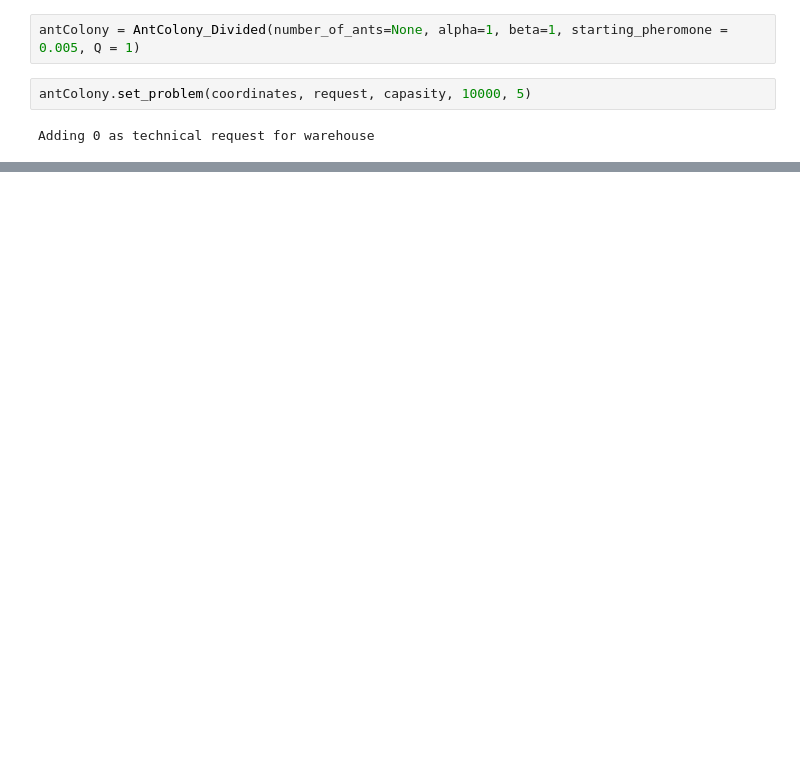
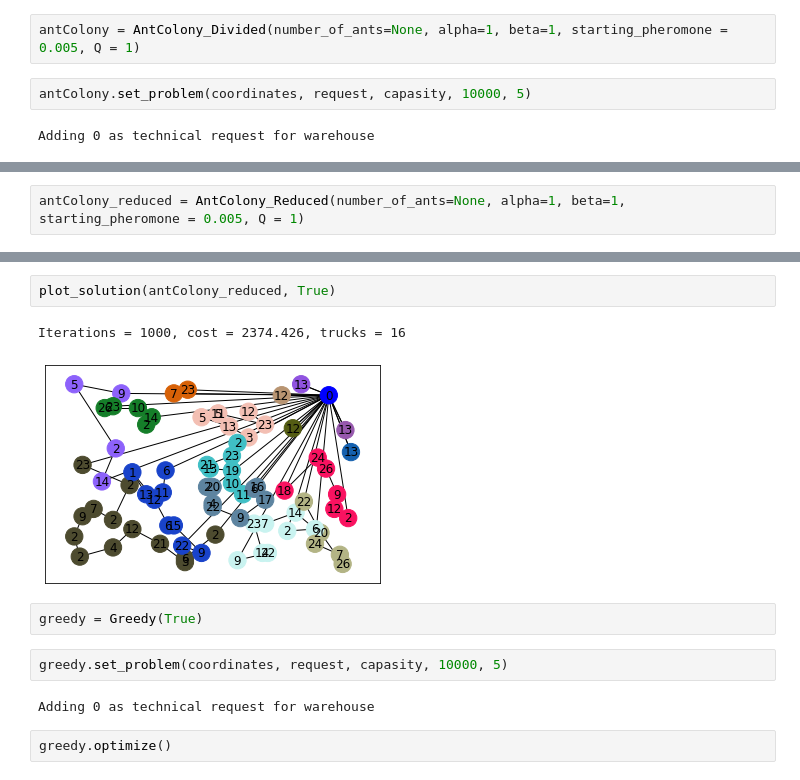
Before and after one commit to PrzeChoj/MSI2, a Jupyter notebook: project1/src/Tests_of_plots_of_datasets.ipynb, the cells around one changed output, grey strips where cells are left out. Cells and saved outputs as stored; diff of their text form; blank space fills up the shorter version.

Commit message:
Refactor of Devide algrithm; Greedy

```diff
--- a/project1/src/Tests_of_plots_of_datasets.ipynb
+++ b/project1/src/Tests_of_plots_of_datasets.ipynb
@@ -79,0 +161,2 @@ plot_solution(antColony)
+# %%
+antColony_reduced = AntColony_Reduced(number_of_ants=None, alpha=1, beta=1, starting_pheromone = 0.005, Q = 1)
@@ -79,0 +180,13 @@ plot_solution(antColony)
+# %%
+plot_solution(antColony_reduced, True)
+# %% [output]
+Iterations = 1000, cost = 2374.426, trucks = 16
+[figure, added]
+# %%
+greedy = Greedy(True)
+# %%
+greedy.set_problem(coordinates, request, capasity, 10000, 5)
+# %% [output]
+Adding 0 as technical request for warehouse
+# %%
+greedy.optimize()
```
Also changed, not shown: parts of 17 cells of this notebook, 2 other files.
